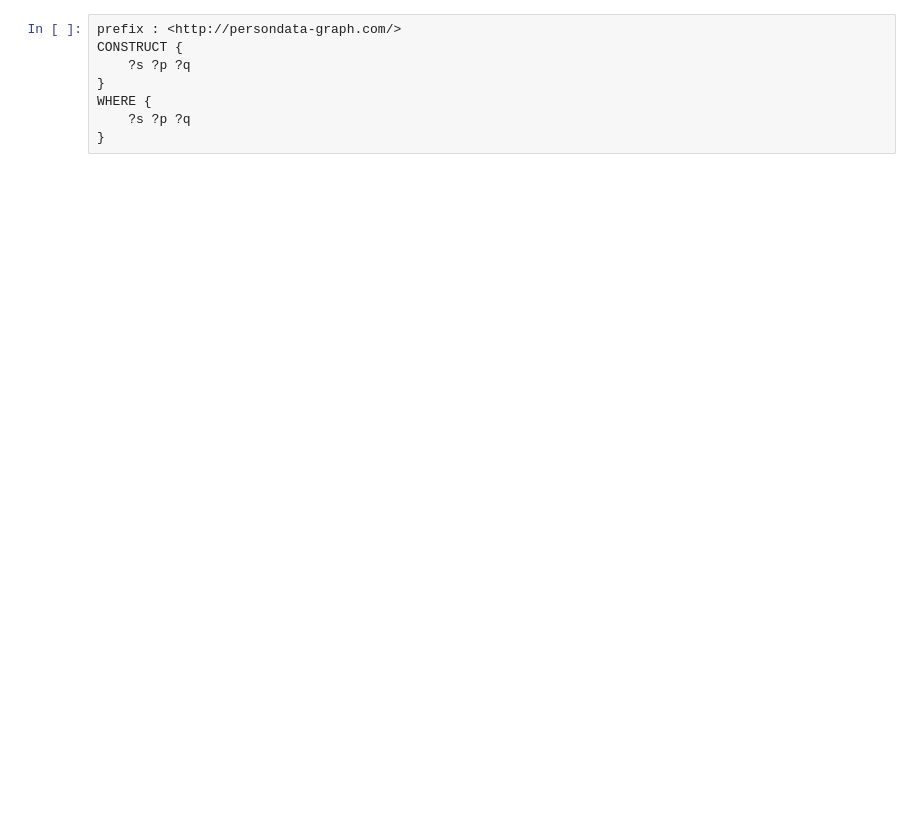
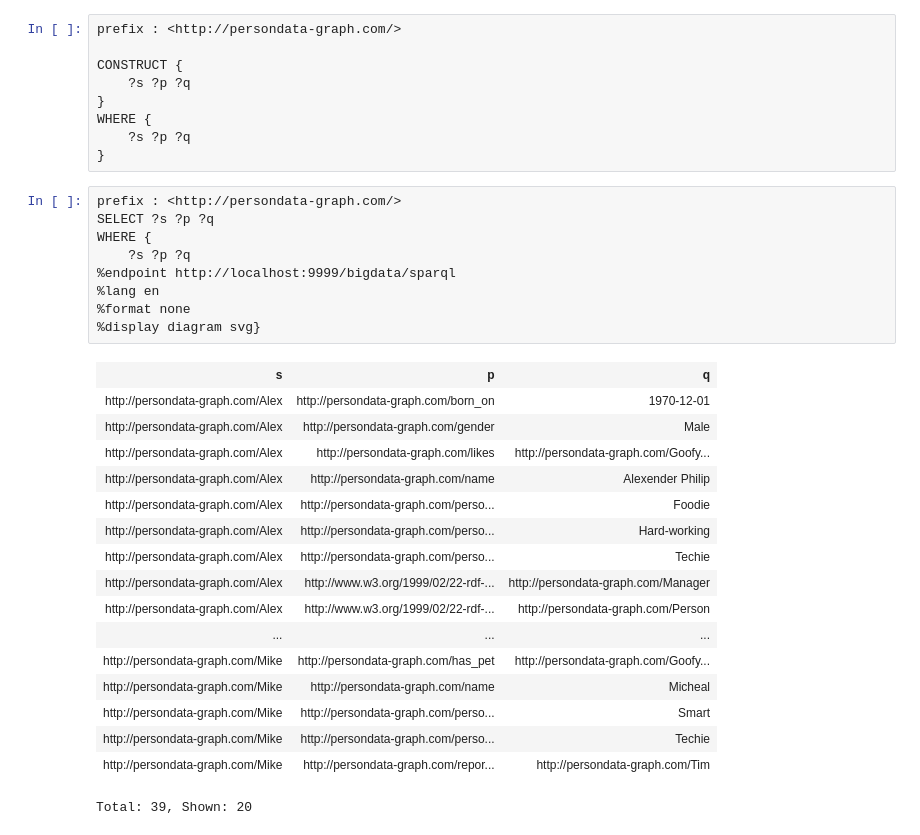
Before and after one commit to paachary/rdf-sparql, a Jupyter notebook: jupyter-notebook-graph-example.ipynb, the cells around one changed output. Cells and saved outputs as stored; diff of their text form; blank space fills up the shorter version.

```diff
--- a/jupyter-notebook-graph-example.ipynb
+++ b/jupyter-notebook-graph-example.ipynb
@@ -11,8 +12,36 @@ Display: svg
 # %%
 prefix : <http://persondata-graph.com/>
+
 CONSTRUCT {
     ?s ?p ?q
 }
 WHERE {
     ?s ?p ?q
 }
+# %%
+prefix : <http://persondata-graph.com/>
+SELECT ?s ?p ?q
+WHERE {
+    ?s ?p ?q
+%endpoint http://localhost:9999/bigdata/sparql
+%lang en
+%format none
+%display diagram svg}
+# %% [output]
+| s | p | q |
+| http://persondata-graph.com/Alex | http://persondata-graph.com/born_on | 1970-12-01 |
+| http://persondata-graph.com/Alex | http://persondata-graph.com/gender | Male |
+| http://persondata-graph.com/Alex | http://persondata-graph.com/likes | http://persondata-graph.com/Goofy... |
+| http://persondata-graph.com/Alex | http://persondata-graph.com/name | Alexender Philip |
+| http://persondata-graph.com/Alex | http://persondata-graph.com/perso... | Foodie |
+| http://persondata-graph.com/Alex | http://persondata-graph.com/perso... | Hard-working |
+| http://persondata-graph.com/Alex | http://persondata-graph.com/perso... | Techie |
+| http://persondata-graph.com/Alex | http://www.w3.org/1999/02/22-rdf-... | http://persondata-graph.com/Manager |
+| http://persondata-graph.com/Alex | http://www.w3.org/1999/02/22-rdf-... | http://persondata-graph.com/Person |
+| ... | ... | ... |
+| http://persondata-graph.com/Mike | http://persondata-graph.com/has_pet | http://persondata-graph.com/Goofy... |
+| http://persondata-graph.com/Mike | http://persondata-graph.com/name | Micheal |
+| http://persondata-graph.com/Mike | http://persondata-graph.com/perso... | Smart |
+| http://persondata-graph.com/Mike | http://persondata-graph.com/perso... | Techie |
+| http://persondata-graph.com/Mike | http://persondata-graph.com/repor... | http://persondata-graph.com/Tim |
+Total: 39, Shown: 20
```
Also changed, not shown: parts of 3 cells of this notebook.
